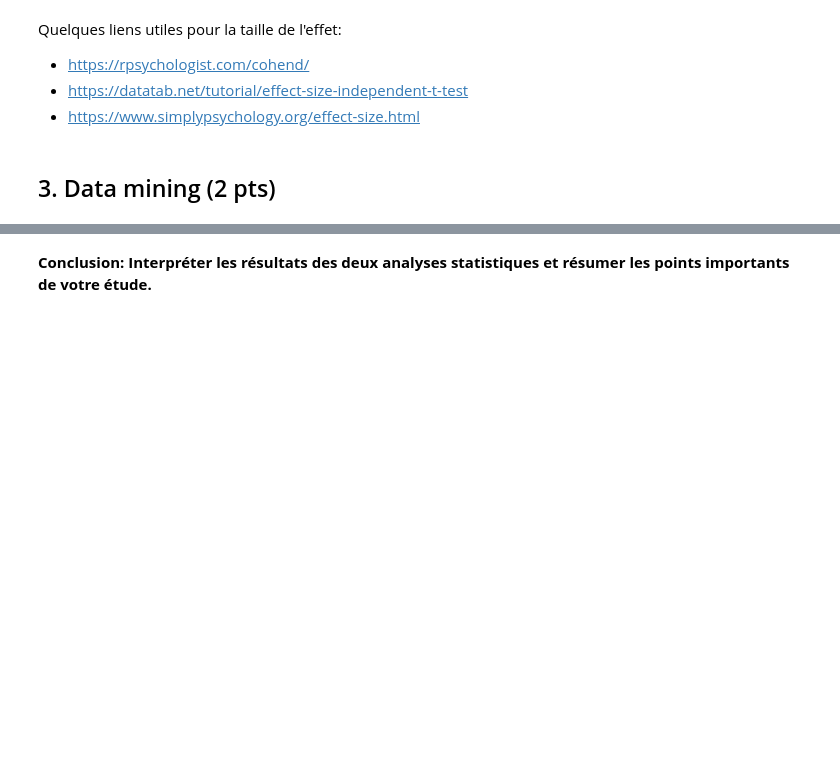
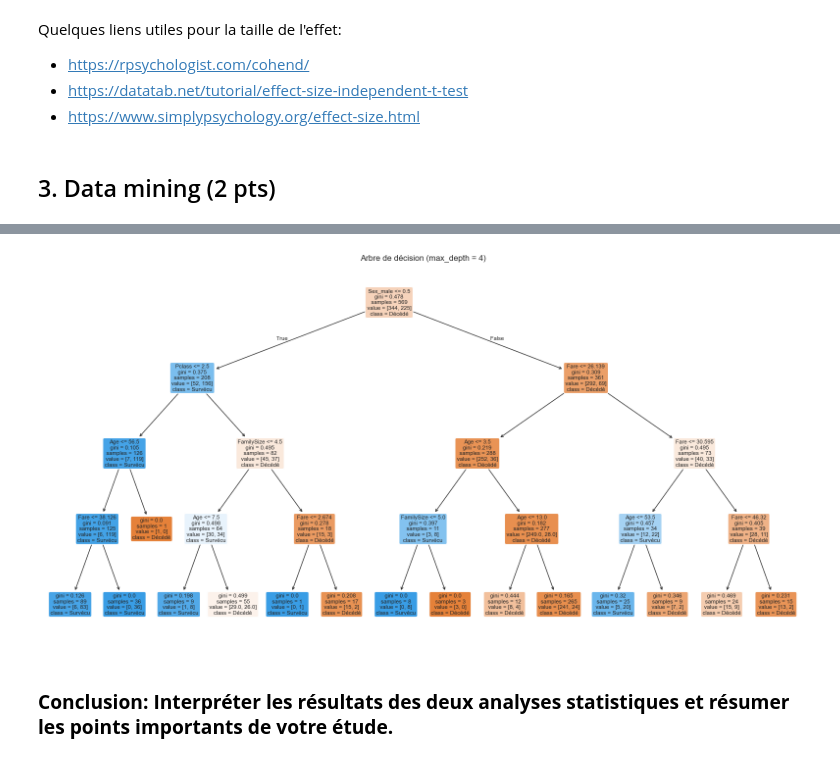
Before and after one commit to cutiips/TheBancalRepo, a Jupyter notebook: Projet.ipynb, the cells around one changed output, grey strips where cells are left out. Drawn from its saved outputs; the diff is of its cells as text; code cells hidden in the pictures; blank space fills up the shorter version.

```diff
--- a/Projet.ipynb
+++ b/Projet.ipynb
@@ -441,2 +569,25 @@ Quelques liens utiles pour la taille de l'effet:
+# %%
+from sklearn.tree import DecisionTreeClassifier, plot_tree
+from sklearn.model_selection import train_test_split
+import matplotlib.pyplot as plt
+
+features = ["Pclass", "Age", "Fare", "FamilySize", "Sex_male", "Embarked_Q", "Embarked_S"]
+X = data_clean[features]
+y = data_clean["Survived"]
+
+# Séparer en train/test
+X_train, X_test, y_train, y_test = train_test_split(X, y, test_size=0.2, random_state=42)
+
+#arbre de classification avec profondeur max = 4
+clf = DecisionTreeClassifier(max_depth=4, random_state=42)
+clf.fit(X_train, y_train)
+
+# Visualiser l’arbre
+plt.figure(figsize=(20, 10))
+plot_tree(clf, feature_names=features, class_names=["Décédé", "Survécu"], filled=True, rounded=True)
+plt.title("Arbre de décision (max_depth = 4)")
+plt.show()
+# %% [output]
+[figure, added]
 # %% [markdown]
-**Conclusion: Interpréter les résultats des deux analyses statistiques et résumer les points importants de votre étude.**
+### **Conclusion: Interpréter les résultats des deux analyses statistiques et résumer les points importants de votre étude.**
```
Also changed, not shown: parts of 11 cells of this notebook, 1 other file.
